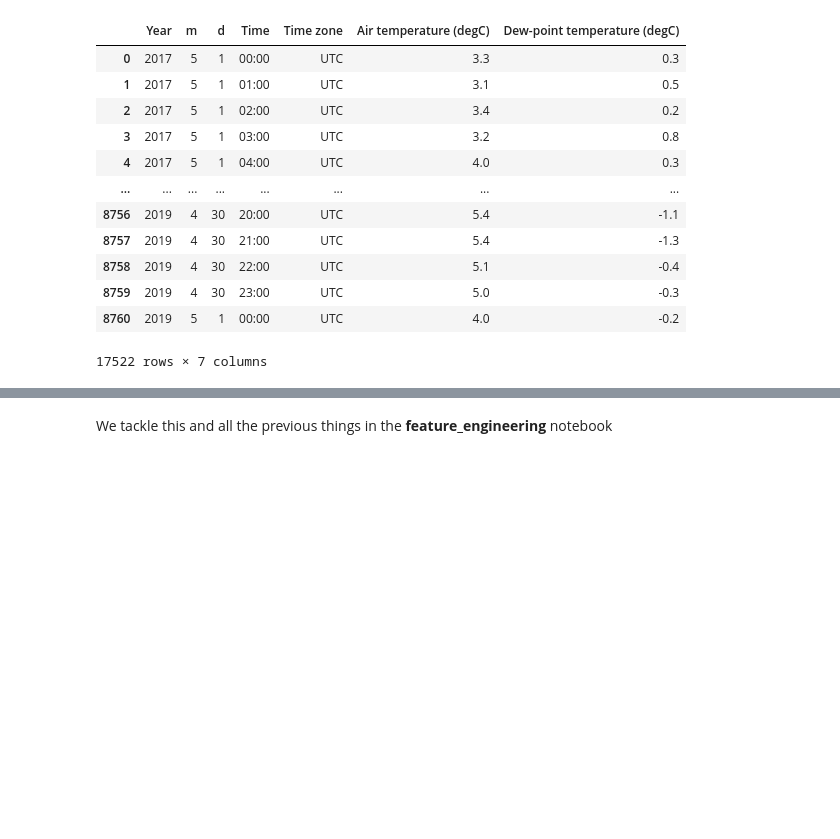
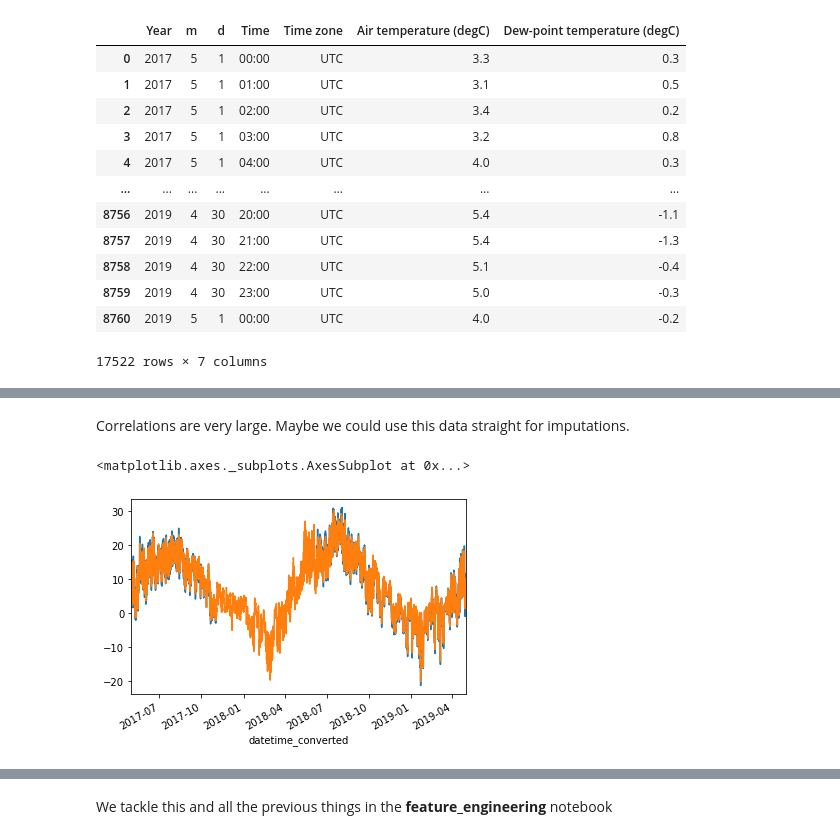
Before and after one commit to screwdriver66/solar_prod_suvilahti, a Jupyter notebook: data_analysis.ipynb, the cells around one changed output, grey strips where cells are left out. Cells and saved outputs as stored; diff of their text form; code cells hidden in the pictures; blank space fills up the shorter version.

Commit message:
finished data_analysis 02/05/2020 22:54

```diff
--- a/data_analysis.ipynb
+++ b/data_analysis.ipynb
@@ -388,3 +390,7 @@ df_kaisaniemi = df_kaisaniemi.drop(columns=['Year','m','d','Time','Time zone','d
+# %%
+df_kaisaniemi.columns = ['Air_temp_kaisa', 'Dew-point_kaisa']
 # %%
 # slices: 1-5-2017 -> 4-30-2019
-slice_start = '2017-05-01'
+slice_start = '2017-05-01 00:00'
+slice_end = '2019-05-01 00:00'
+df_slice = df[(df.index>=slice_start)&(df.index<=slice_end)]
@@ -390,0 +414,4 @@ slice_start = '2017-05-01'
+# %%
+cols_temp =['Air temperature (degC)', 'Dew-point temperature (degC)']
+df_concat = pd.concat([df_slice[cols_temp],df_kaisaniemi],axis=1)
+df_concat.head()
@@ -390,0 +435,8 @@ slice_start = '2017-05-01'
+# %% [markdown]
+Correlations are very large. Maybe we could use this data straight for imputations.
+# %%
+df_concat['Air temperature (degC)'].plot()
+df_concat['Air_temp_kaisa'].plot()
+# %% [output]
+<matplotlib.axes._subplots.AxesSubplot at 0x...>
+[figure, added]
```
Also changed, not shown: parts of 6 cells of this notebook.
